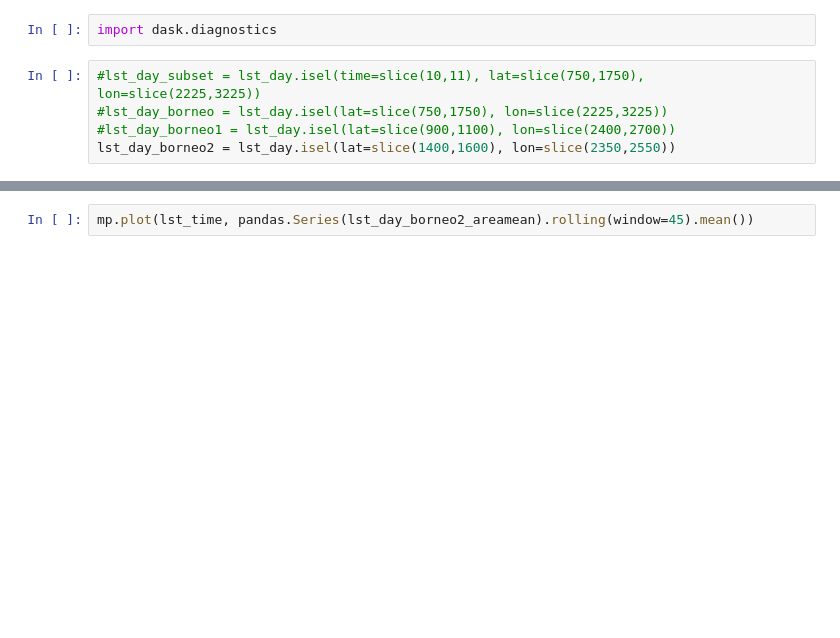
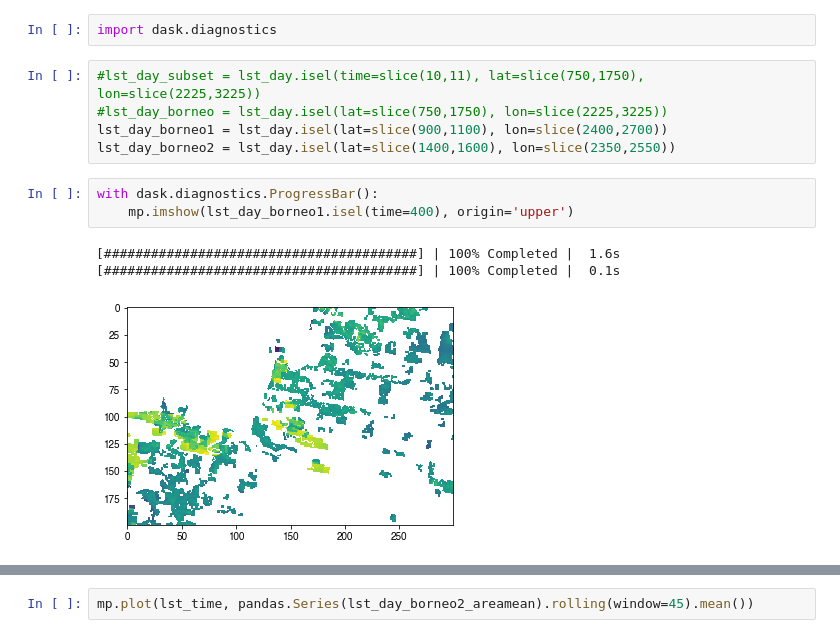
Before and after one commit to bairdlangenbrunner/indonesia-analysis, a Jupyter notebook: modis-analysis/notebook-files/analyzing_modis_8day_LST_file_REGRESSION_maps.ipynb, the cells around one changed output, grey strips where cells are left out. Cells and saved outputs as stored; diff of their text form; blank space fills up the shorter version.

```diff
--- a/modis-analysis/notebook-files/analyzing_modis_8day_LST_file_ANALYZE_REGRESSIONS.ipynb
+++ b/modis-analysis/notebook-files/analyzing_modis_8day_LST_file_REGRESSION_maps.ipynb
@@ -57,7 +57,14 @@ import dask.diagnostics
 # %%
 #lst_day_subset = lst_day.isel(time=slice(10,11), lat=slice(750,1750), lon=slice(2225,3225))
 #lst_day_borneo = lst_day.isel(lat=slice(750,1750), lon=slice(2225,3225))
-#lst_day_borneo1 = lst_day.isel(lat=slice(900,1100), lon=slice(2400,2700))
+lst_day_borneo1 = lst_day.isel(lat=slice(900,1100), lon=slice(2400,2700))
 lst_day_borneo2 = lst_day.isel(lat=slice(1400,1600), lon=slice(2350,2550))
+# %%
+with dask.diagnostics.ProgressBar():
+    mp.imshow(lst_day_borneo1.isel(time=400), origin='upper')
+# %% [output]
+[########################################] | 100% Completed |  1.6s
+[########################################] | 100% Completed |  0.1s
+[figure, added]
 # %%
 with dask.diagnostics.ProgressBar():
```
Also changed, not shown: parts of 9 cells of this notebook, 4 other files.
